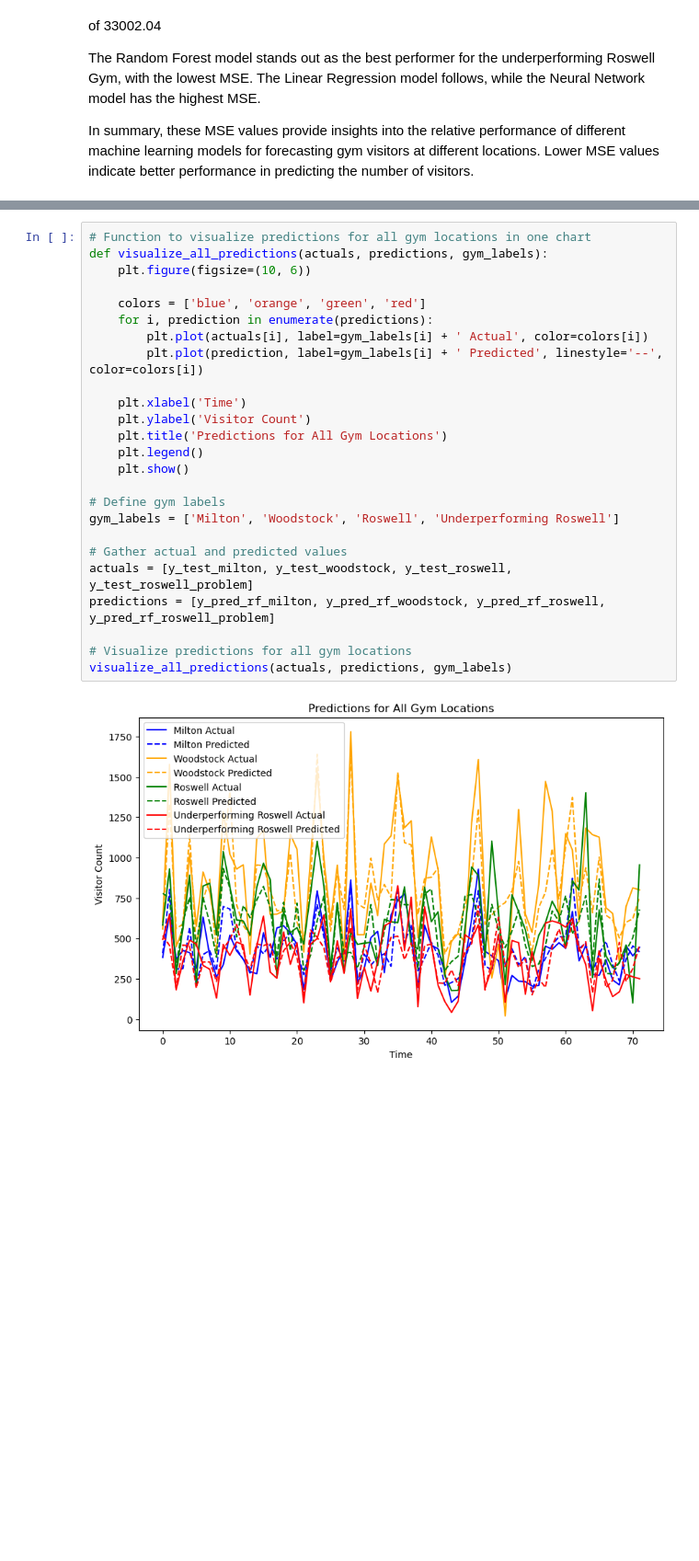
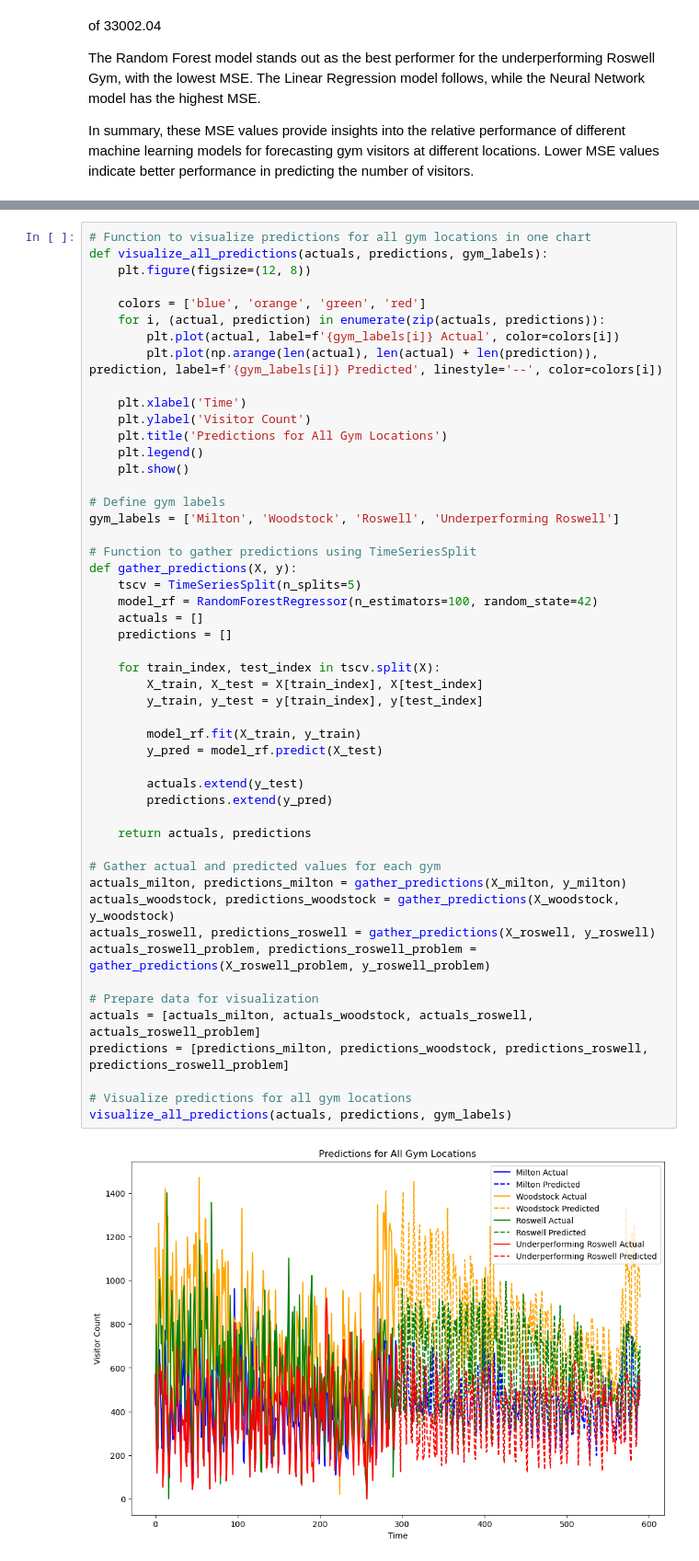
Before and after one commit to MappingKat/UnderperformingGym, a Jupyter notebook: Predicting Continued Gym Visitation.ipynb, the cells around one changed output, grey strips where cells are left out. Shown at 92% size. Drawn from its saved outputs; the diff is of its cells as text; blank space fills up the shorter version.

Commit message:
updating to time series

```diff
--- a/Predicting Continued Gym Visitation.ipynb
+++ b/Predicting Continued Gym Visitation.ipynb
@@ -356,30 +361,55 @@ visualize_future_predictions(y_test_roswell_problem, y_pred_rf_roswell_problem,
 # %%
 # Function to visualize predictions for all gym locations in one chart
 def visualize_all_predictions(actuals, predictions, gym_labels):
-    plt.figure(figsize=(10, 6))
+    plt.figure(figsize=(12, 8))
 
     colors = ['blue', 'orange', 'green', 'red']
-    for i, prediction in enumerate(predictions):
-        plt.plot(actuals[i], label=gym_labels[i] + ' Actual', color=colors[i])
-        plt.plot(prediction, label=gym_labels[i] + ' Predicted', linestyle='--', color=colors[i])
+    for i, (actual, prediction) in enumerate(zip(actuals, predictions)):
+        plt.plot(actual, label=f'{gym_labels[i]} Actual', color=colors[i])
+        plt.plot(np.arange(len(actual), len(actual) + len(prediction)), prediction, label=f'{gym_labels[i]} Predicted', linestyle='--', color=colors[i])
 
     plt.xlabel('Time')
     plt.ylabel('Visitor Count')
     plt.title('Predictions for All Gym Locations')
     plt.legend()
     plt.show()
 
 # Define gym labels
 gym_labels = ['Milton', 'Woodstock', 'Roswell', 'Underperforming Roswell']
 
-# Gather actual and predicted values
-actuals = [y_test_milton, y_test_woodstock, y_test_roswell, y_test_roswell_problem]
-predictions = [y_pred_rf_milton, y_pred_rf_woodstock, y_pred_rf_roswell, y_pred_rf_roswell_problem]
+# Function to gather predictions using TimeSeriesSplit
+def gather_predictions(X, y):
+    tscv = TimeSeriesSplit(n_splits=5)
+    model_rf = RandomForestRegressor(n_estimators=100, random_state=42)
+    actuals = []
+    predictions = []
+
+    for train_index, test_index in tscv.split(X):
+        X_train, X_test = X[train_index], X[test_index]
+        y_train, y_test = y[train_index], y[test_index]
+
+        model_rf.fit(X_train, y_train)
+        y_pred = model_rf.predict(X_test)
+
+        actuals.extend(y_test)
+        predictions.extend(y_pred)
+
+    return actuals, predictions
+
+# Gather actual and predicted values for each gym
+actuals_milton, predictions_milton = gather_predictions(X_milton, y_milton)
+actuals_woodstock, predictions_woodstock = gather_predictions(X_woodstock, y_woodstock)
+actuals_roswell, predictions_roswell = gather_predictions(X_roswell, y_roswell)
+actuals_roswell_problem, predictions_roswell_problem = gather_predictions(X_roswell_problem, y_roswell_problem)
+
+# Prepare data for visualization
+actuals = [actuals_milton, actuals_woodstock, actuals_roswell, actuals_roswell_problem]
+predictions = [predictions_milton, predictions_woodstock, predictions_roswell, predictions_roswell_problem]
 
 # Visualize predictions for all gym locations
 visualize_all_predictions(actuals, predictions, gym_labels)
 # %% [output]
-[figure, old version]
+[figure, new version]
 # %%
 # Function to visualize future predictions for all gym locations
 def visualize_all_future_predictions(actuals, predictions, future_predictions, gym_labels):
```
Also changed, not shown: parts of 7 cells of this notebook.
